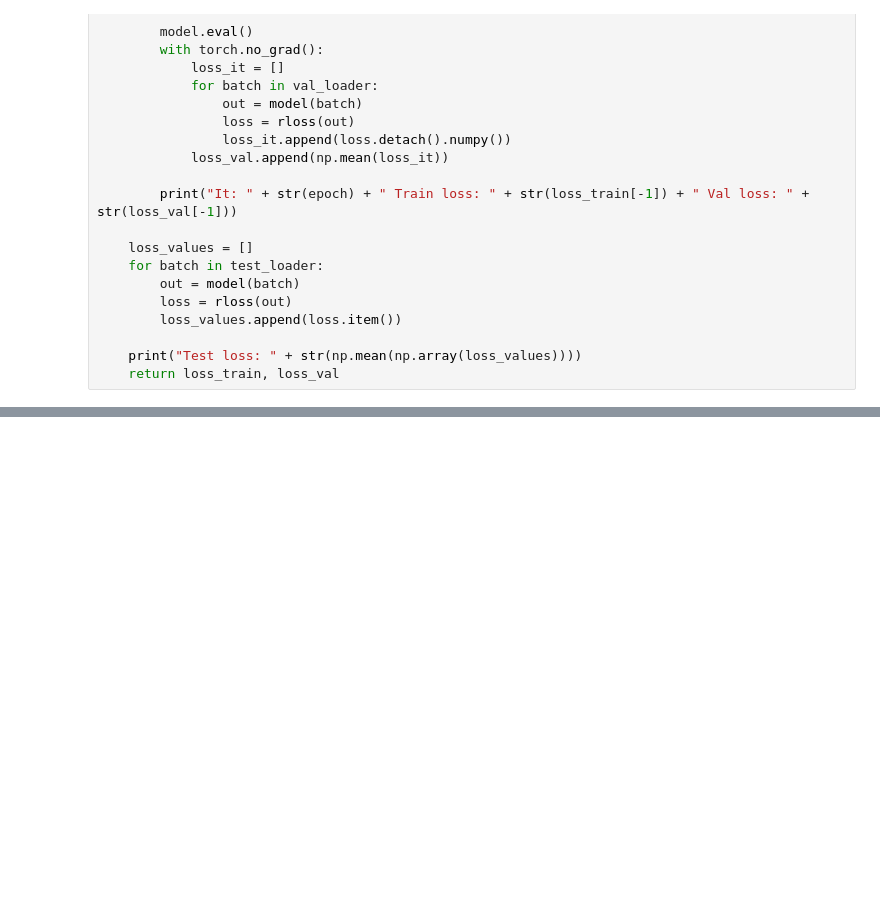
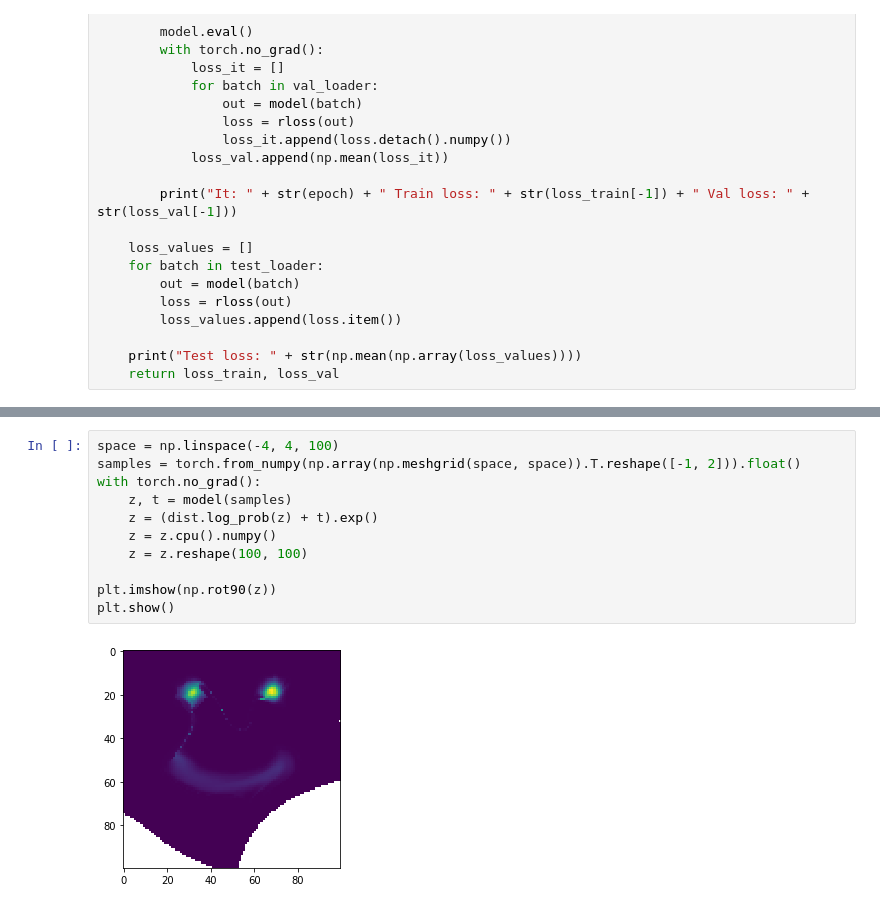
Before and after one commit to Hotckiss/DUL, a Jupyter notebook: hw2_1.ipynb, the cells around one changed output, grey strips where cells are left out. Saved outputs shown, nothing was run; the diff lists cells and outputs as text; blank space fills up the shorter version.

```diff
--- a/hw2_1.ipynb
+++ b/hw2_1.ipynb
@@ -318,0 +318,13 @@ plt.show()
+# %%
+space = np.linspace(-4, 4, 100)
+samples = torch.from_numpy(np.array(np.meshgrid(space, space)).T.reshape([-1, 2])).float()
+with torch.no_grad():
+    z, t = model(samples)
+    z = (dist.log_prob(z) + t).exp()
+    z = z.cpu().numpy()
+    z = z.reshape(100, 100)
+
+plt.imshow(np.rot90(z))
+plt.show()
+# %% [output]
+[figure, added]
```
Also changed, not shown: parts of 4 cells of this notebook.
